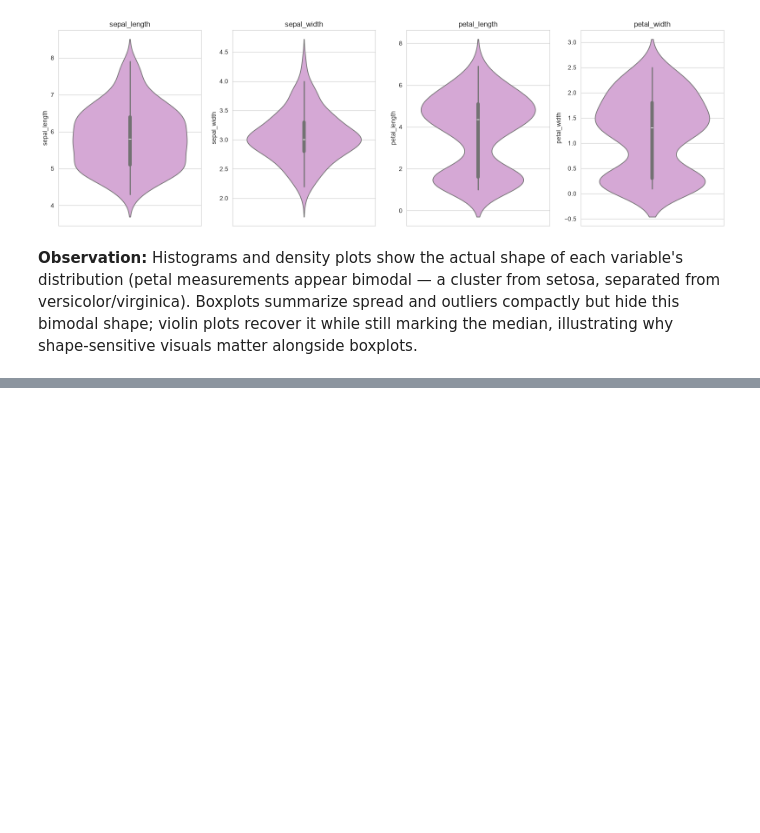
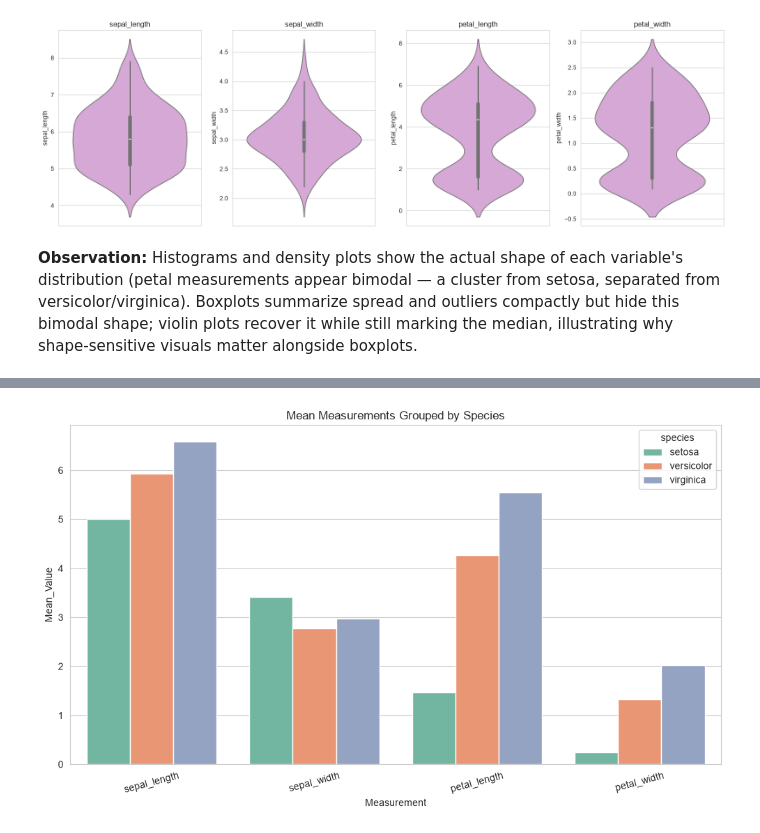
Before and after one commit to nikitha-d1323/data-analysis-mini-projects, a Jupyter notebook: unit2-iris-multivariate/notebooks/Iris_Multivariate_Unit2.ipynb, the cells around one changed output, grey strips where cells are left out. Saved outputs shown, nothing was run; the diff lists cells and outputs as text; code cells hidden in the pictures; blank space fills up the shorter version.

```diff
--- a/unit2-iris-multivariate/notebooks/Iris_Multivariate_Unit2.ipynb
+++ b/unit2-iris-multivariate/notebooks/Iris_Multivariate_Unit2.ipynb
@@ -79,0 +92,13 @@ alongside boxplots.
+# %%
+species_means = df.groupby("species")[numeric_cols].mean().reset_index()
+species_means_melted = species_means.melt(id_vars="species", var_name="Measurement", value_name="Mean_Value")
+
+plt.figure(figsize=(10, 6))
+sns.barplot(data=species_means_melted, x="Measurement", y="Mean_Value", hue="species", palette="Set2")
+plt.title("Mean Measurements Grouped by Species")
+plt.xticks(rotation=15)
+plt.tight_layout()
+plt.savefig("../outputs/day2_grouped_bar.png", dpi=120)
+plt.show()
+# %% [output]
+[figure, added]
```
Also changed, not shown: parts of 5 cells of this notebook, 2 other files.
